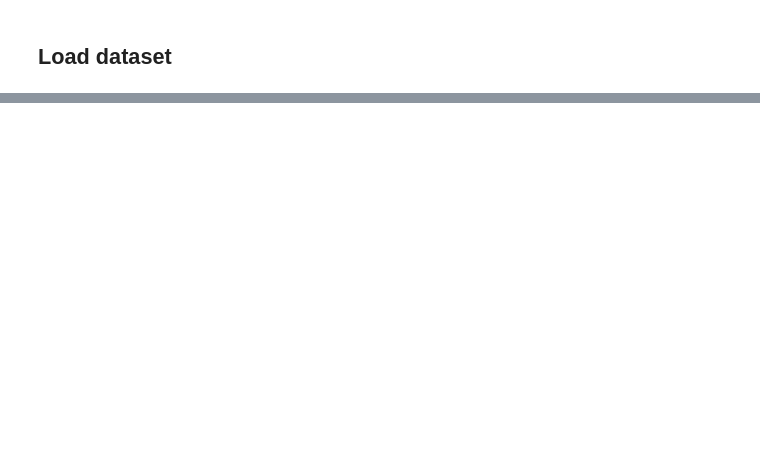
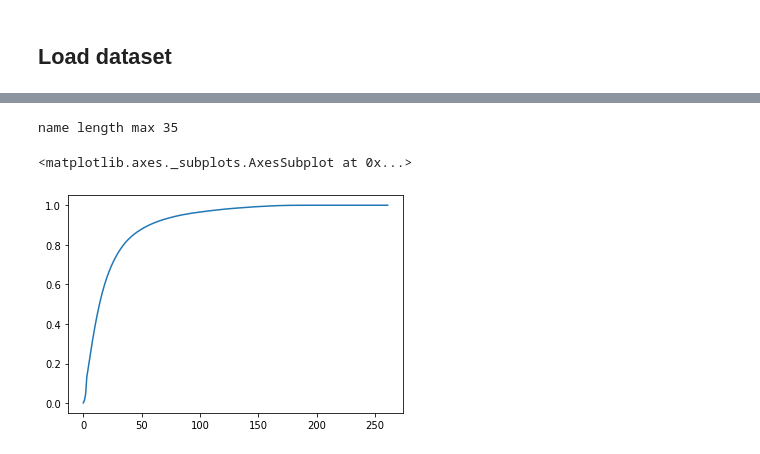
Before and after one commit to rpo19/MercariPriceSuggestionChallenge, a Jupyter notebook: MercariPrice.ipynb, the cells around one changed output, grey strips where cells are left out. Saved outputs shown, nothing was run; the diff lists cells and outputs as text; code cells hidden in the pictures; blank space fills up the shorter version.

```diff
--- a/MercariPrice.ipynb
+++ b/MercariPrice.ipynb
@@ -227,0 +377,8 @@ X_train["item_description_t"]
+# %%
+desc_length_max, desc_length_distr, desc_length_dplot, desc_length_hist = lengthCumDistribution(X_train["item_description_t"])
+print('name length max', desc_length_max)
+desc_length_dplot()
+# %% [output]
+name length max 35
+<matplotlib.axes._subplots.AxesSubplot at 0x...>
+[figure, added]
```
Also changed, not shown: parts of 40 cells of this notebook.
